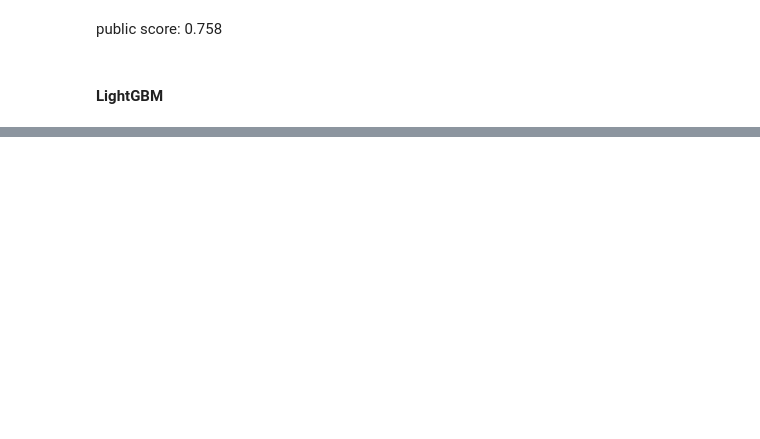
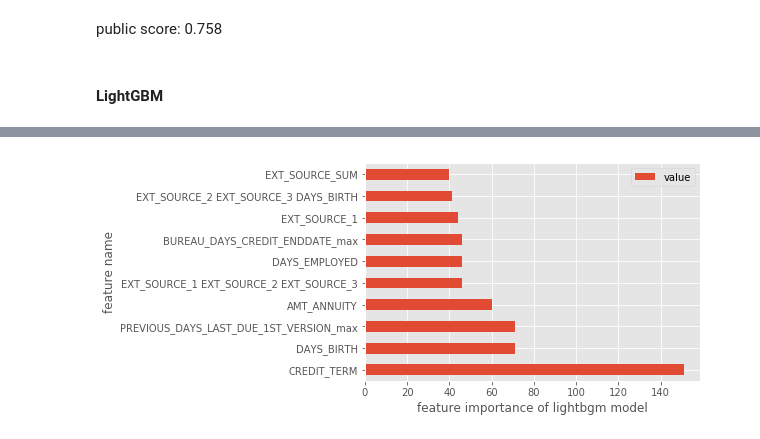
Before and after one commit to bingdiaoxiaomao/kaggle, a Jupyter notebook: Home credit default risk/model/modeling & hyperopt.ipynb, the cells around one changed output, grey strips where cells are left out. Saved outputs shown, nothing was run; the diff lists cells and outputs as text; code cells hidden in the pictures; blank space fills up the shorter version.

```diff
--- a/Home credit default risk/model/modeling & hyperopt.ipynb
+++ b/Home credit default risk/model/modeling & hyperopt.ipynb
@@ -288,0 +288,2 @@ lgbBO.res['max']['max_params']
+# %%
+lgb_opt = lgb.train(params=params,train_set=dtrain,valid_sets=[dtrain,dvalid],valid_names=['train','valid'],verbose_eval=50,early_stopping_rounds=30,num_boost_round=1000)
@@ -288,0 +298,2 @@ lgbBO.res['max']['max_params']
+# %%
+lgb_opt = lgb.train(params=params,train_set=Dtrain,valid_sets=[Dtrain],valid_names=['train'],verbose_eval=20,num_boost_round=207)
@@ -288,0 +311,5 @@ lgbBO.res['max']['max_params']
+# %%
+feature_importance = pd.DataFrame(data=lgb_opt.feature_importance(),columns=['value'],index=predictor_names)
+# %%
+feature_importance = feature_importance.sort_values('value',ascending=False)
+feature_importance.head()
@@ -288,0 +323,7 @@ lgbBO.res['max']['max_params']
+# %%
+feature_importance.head(10).plot(kind='barh')
+plt.xlabel('feature importance of lightbgm model')
+plt.ylabel('feature name')
+plt.show()
+# %% [output]
+[figure, added]
```
Also changed, not shown: parts of 41 cells of this notebook.
